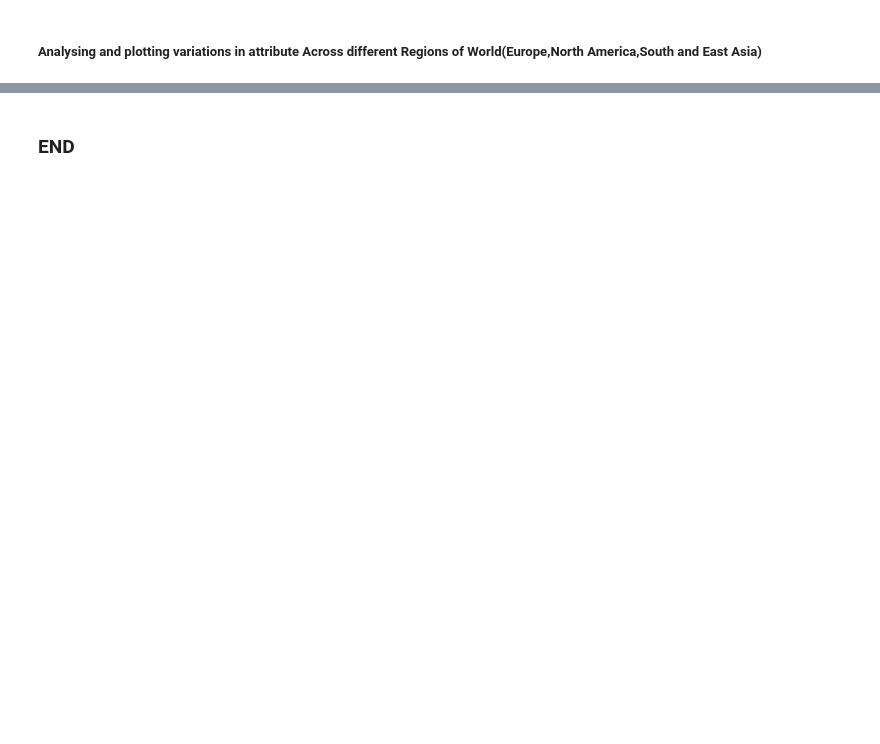
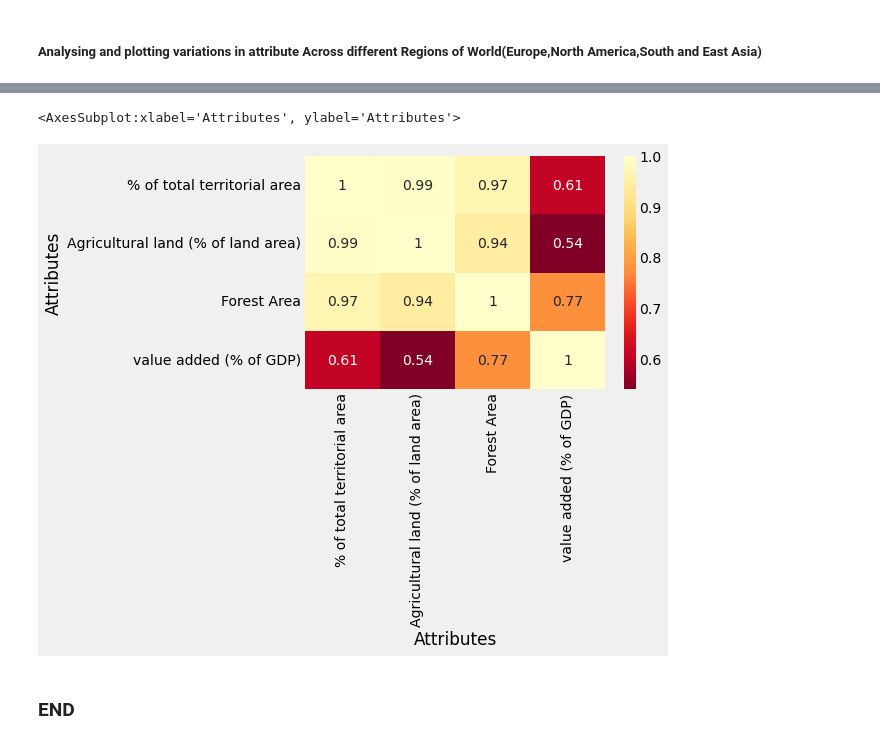
Before and after one commit to 101nazrin/Data-Analysis-on-Climate-Change, a Jupyter notebook: ADS_NEW.ipynb, the cells around one changed output, grey strips where cells are left out. Cells and saved outputs as stored; diff of their text form; code cells hidden in the pictures; blank space fills up the shorter version.

```diff
--- a/ADS_NEW.ipynb
+++ b/ADS_NEW.ipynb
@@ -282,2 +531,9 @@ d1.plot(subplots=True, figsize=(12, 15))
+# %%
+# plotting the Correlation using Heatmap
+
+sns.heatmap(ddd.corr(), annot = True,cmap="YlOrRd_r")
+# %% [output]
+<AxesSubplot:xlabel='Attributes', ylabel='Attributes'>
+[figure, added]
 # %% [markdown]
 ### END
```
Also changed, not shown: parts of 15 cells of this notebook.
